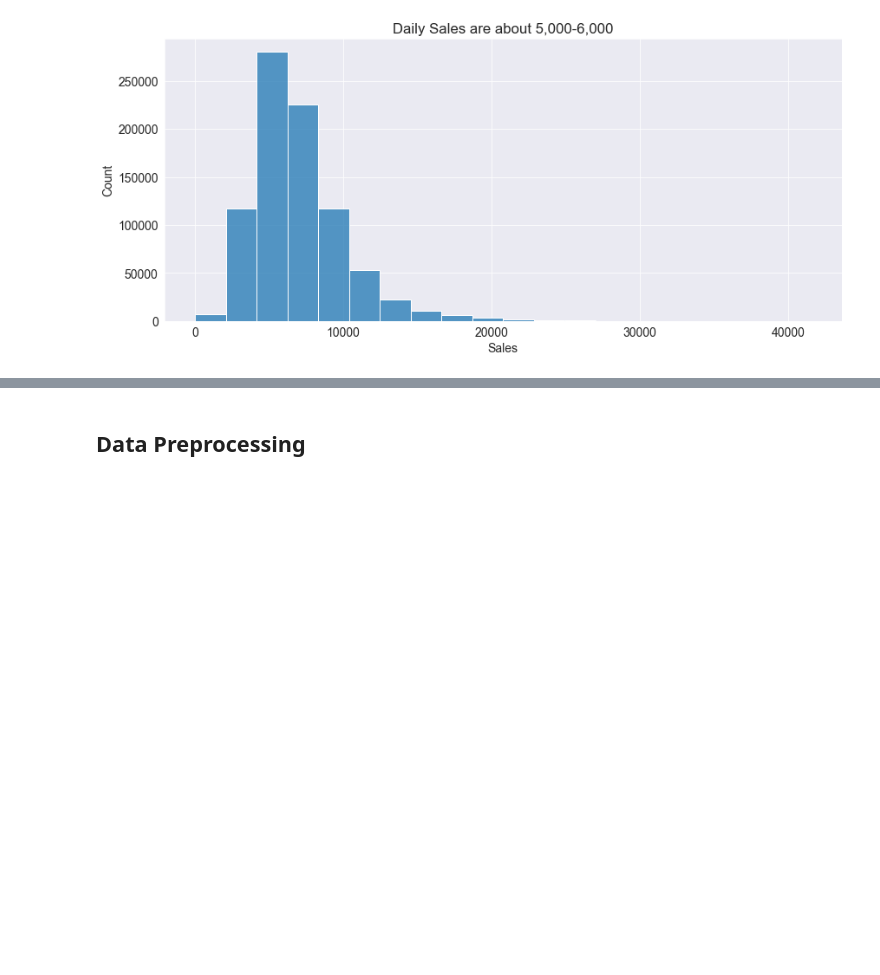
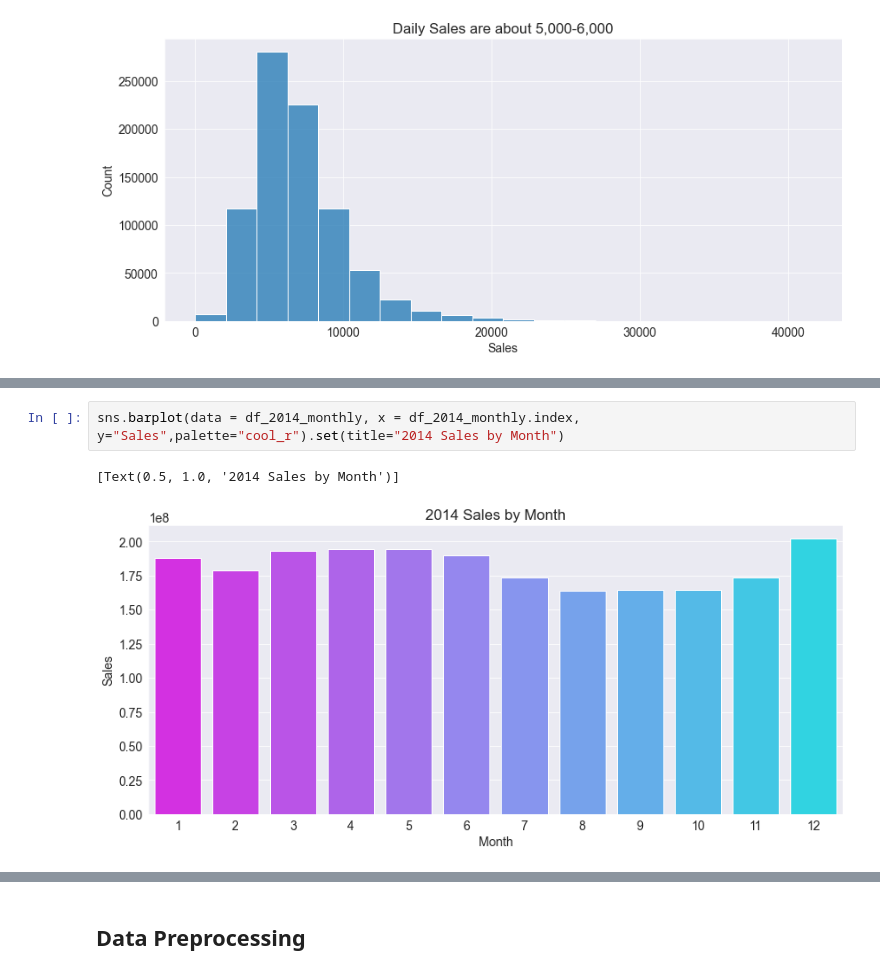
Before and after one commit to daraneeS/REGRESSION-XGBoost_Retail_Sales_Predict, a Jupyter notebook: Rossman_Store_Sale.ipynb, the cells around one changed output, grey strips where cells are left out. Saved outputs shown, nothing was run; the diff lists cells and outputs as text; blank space fills up the shorter version.

```diff
--- a/Rossman_Store_Sale.ipynb
+++ b/Rossman_Store_Sale.ipynb
@@ -201,0 +222,5 @@ sns.histplot(data=ross_df_viz[Open_1], x="Customers", bins=50).set(title="")
+# %%
+sns.barplot(data = df_2014_monthly, x = df_2014_monthly.index, y="Sales",palette="cool_r").set(title="2014 Sales by Month")
+# %% [output]
+[Text(0.5, 1.0, '2014 Sales by Month')]
+[figure, added]
```
Also changed, not shown: parts of 28 cells of this notebook.
